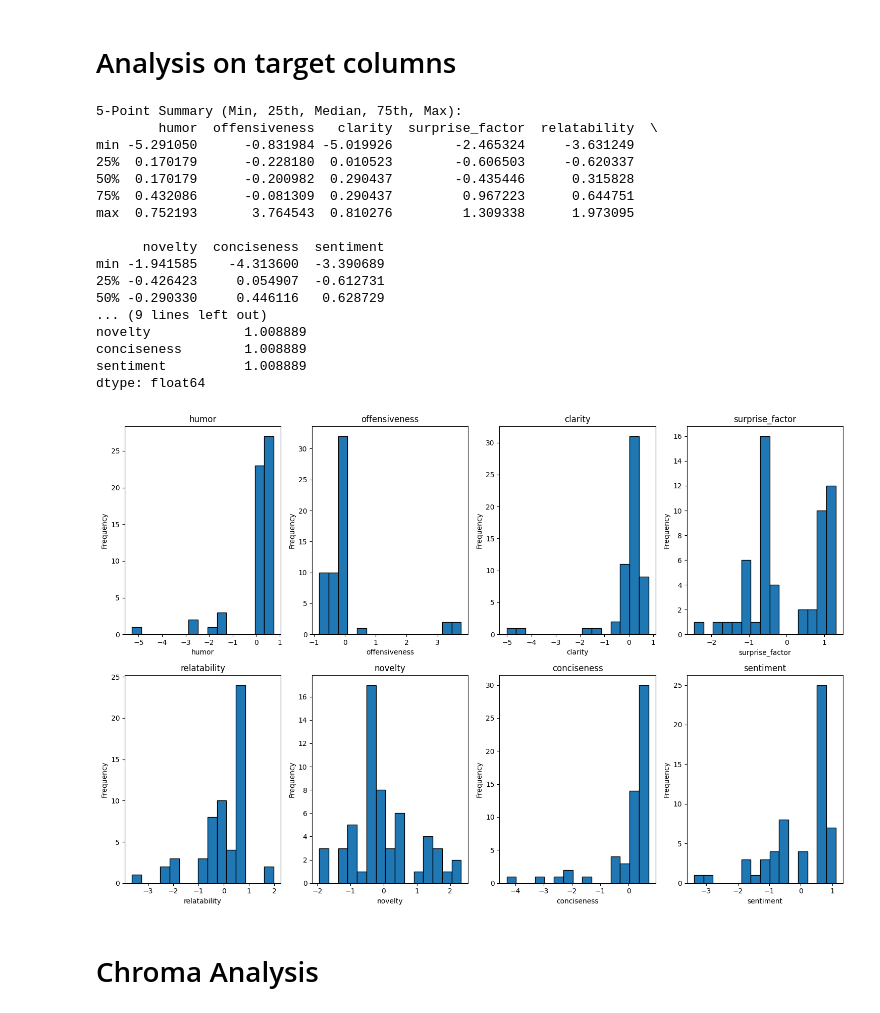
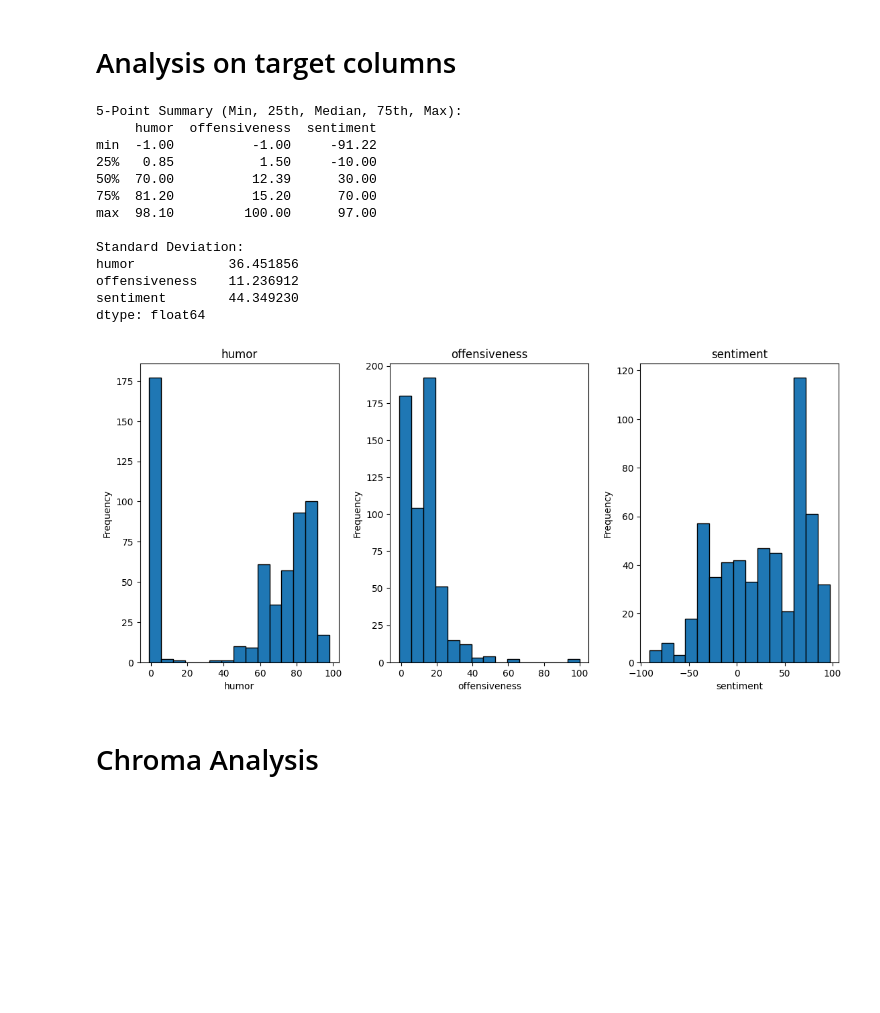
Before and after one commit to AwaleSajil/FunnyProject, a Jupyter notebook: analysing data/1_eda.ipynb, the cells around one changed output. Cells and saved outputs as stored; diff of their text form; code cells hidden in the pictures; blank space fills up the shorter version.

```diff
--- a/analysing data/1_eda.ipynb
+++ b/analysing data/1_eda.ipynb
@@ -9,6 +9,6 @@ import seaborn as sns
 # %%
 # df = pd.read_parquet("/Users/sawale/Documents/FunnyProject/data/labeled_jokes.parquet")
 
-df = pd.read_parquet("/Users/sawale/Documents/FunnyProject/data/_tmp/")
+df = pd.read_parquet("/Users/sawale/Documents/FunnyProject/data/joke_metrics_dataset_regression")
 df.shape
 # %% [output]
@@ -26,15 +26,13 @@ df.head()
 from sklearn.preprocessing import StandardScaler
 
 # Define the numerical columns to scale
-numerical_columns = ['humor', 'offensiveness', 'clarity',
-                     'surprise_factor', 'relatability', 'novelty',
-                     'conciseness', 'sentiment']
+numerical_columns = ['humor', 'offensiveness', 'sentiment']
 
-# Initialize the StandardScaler
-scaler = StandardScaler()
+# # Initialize the StandardScaler
+# scaler = StandardScaler()
 
-# Fit the scaler to the numerical columns and transform them
-df[numerical_columns] = scaler.fit_transform(df[numerical_columns])
+# # Fit the scaler to the numerical columns and transform them
+# df[numerical_columns] = scaler.fit_transform(df[numerical_columns])
 # %%
 df.head()
 # %% [output]
@@ -104,58 +103,49 @@ Token count at 99.9th percentile: 299.25600000000014
 numeric_cols = [
     'humor',
     'offensiveness',
-    'clarity',
-    'surprise_factor',
-    'relatability',
-    'novelty',
-    'conciseness',
     'sentiment'
 ]
 
 # 1. Calculate the 5-point summary for each numerical column.
 # Using the describe() function with percentiles provides a good summary.
 summary_stats = df[numeric_cols].describe(percentiles=[0.25, 0.5, 0.75])
 five_point_summary = summary_stats.loc[['min', '25%', '50%', '75%', 'max']]
 print("5-Point Summary (Min, 25th, Median, 75th, Max):")
 print(five_point_summary)
 
 # 2. Extracting the Standard Deviation for each column.
 std_devs = df[numeric_cols].std()
 print("\nStandard Deviation:")
 print(std_devs)
 
 # 3. Plot the distribution for each numerical column
 # Create a separate histogram for each column.
 num_columns = len(numeric_cols)
 plt.figure(figsize=(15, 10))
 for idx, column in enumerate(numeric_cols, 1):
     plt.subplot(2, 4, idx)  # Arrange subplots in a 2-row, 4-column grid.
     plt.hist(df[column].dropna(), bins=15, edgecolor='black')
     plt.title(column)
     plt.xlabel(column)
     plt.ylabel('Frequency')
 
 plt.tight_layout()
 plt.show()
 # %% [output]
 5-Point Summary (Min, 25th, Median, 75th, Max):
-        humor  offensiveness   clarity  surprise_factor  relatability  \
-min -5.291050      -0.831984 -5.019926        -2.465324     -3.631249
-25%  0.170179      -0.228180  0.010523        -0.606503     -0.620337
-50%  0.170179      -0.200982  0.290437        -0.435446      0.315828
-75%  0.432086      -0.081309  0.290437         0.967223      0.644751
-max  0.752193       3.764543  0.810276         1.309338      1.973095
+     humor  offensiveness  sentiment
+min  -1.00          -1.00     -91.22
+25%   0.85           1.50     -10.00
+50%  70.00          12.39      30.00
+75%  81.20          15.20      70.00
+max  98.10         100.00      97.00
 
-      novelty  conciseness  sentiment
-min -1.941585    -4.313600  -3.390689
-25% -0.426423     0.054907  -0.612731
-50% -0.290330     0.446116   0.628729
-... (9 lines left out)
-novelty            1.008889
-conciseness        1.008889
-sentiment          1.008889
+Standard Deviation:
+humor            36.451856
+offensiveness    11.236912
+sentiment        44.349230
 dtype: float64
-[figure, old version]
+[figure, new version]
 # %% [markdown]
 # Chroma Analysis
 # %%
```
Also changed, not shown: parts of 6 cells of this notebook, 1 other file.
